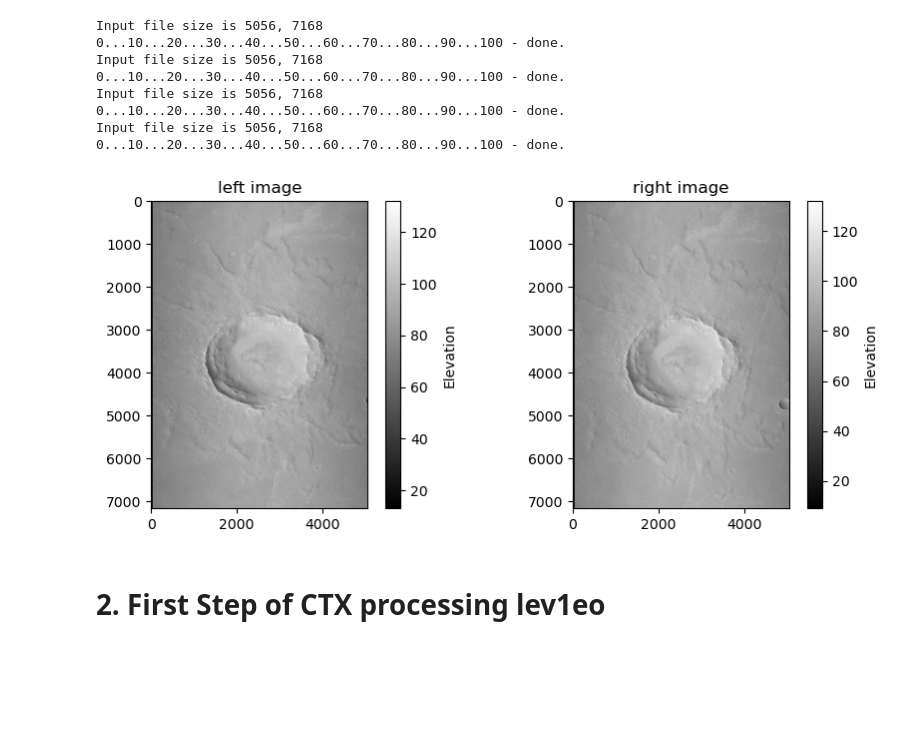
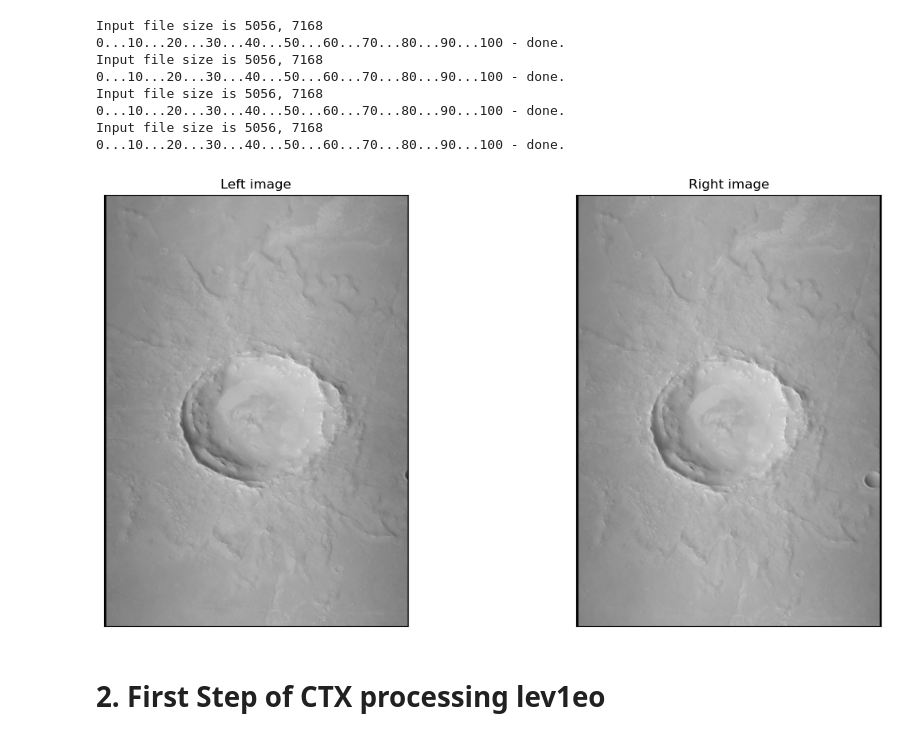
Before and after one commit to BobbyGoop/pyameslib, a Jupyter notebook: notebooks/ctx_workflow.ipynb, the cells around one changed output. Drawn from its saved outputs; the diff is of its cells as text; code cells hidden in the pictures; blank space fills up the shorter version.

```diff
--- a/notebooks/ctx_workflow.ipynb
+++ b/notebooks/ctx_workflow.ipynb
@@ -131,22 +131,25 @@ Input file size is 5056, 7168
 # %%
 import matplotlib.pyplot as plt
 import rasterio
 
-fig, (ax1, ax2) = plt.subplots(1, 2, figsize=(10, 4))
+fig, (ax1, ax2) = plt.subplots(1, 2, figsize=(12, 6))
+fig.tight_layout()
 
 with rasterio.open(f'{left_stem}.tif', 'r') as src:
     img = ax1.imshow(src.read(1), cmap='gray')
-    plt.colorbar(img, ax=ax1, label='Elevation')
-    ax1.set_title('left image')
+    ax1.set_xticks([])  # Remove x-axis ticks
+    ax1.set_yticks([])
+    ax1.set_title('Left image')
 
 with rasterio.open(f'{right_stem}.tif', 'r') as src:
     img = ax2.imshow(src.read(1), cmap='gray')
-    plt.colorbar(img, ax=ax2, label='Elevation')
-    ax2.set_title('right image')
+    ax2.set_xticks([])  # Remove x-axis ticks
+    ax2.set_yticks([])
+    ax2.set_title('Right image')
 
 plt.show()
 # %% [output]
-[figure, old version]
+[figure, new version]
 # %% [markdown]
 # 2. First Step of CTX processing lev1eo
 # %% [markdown]
```
